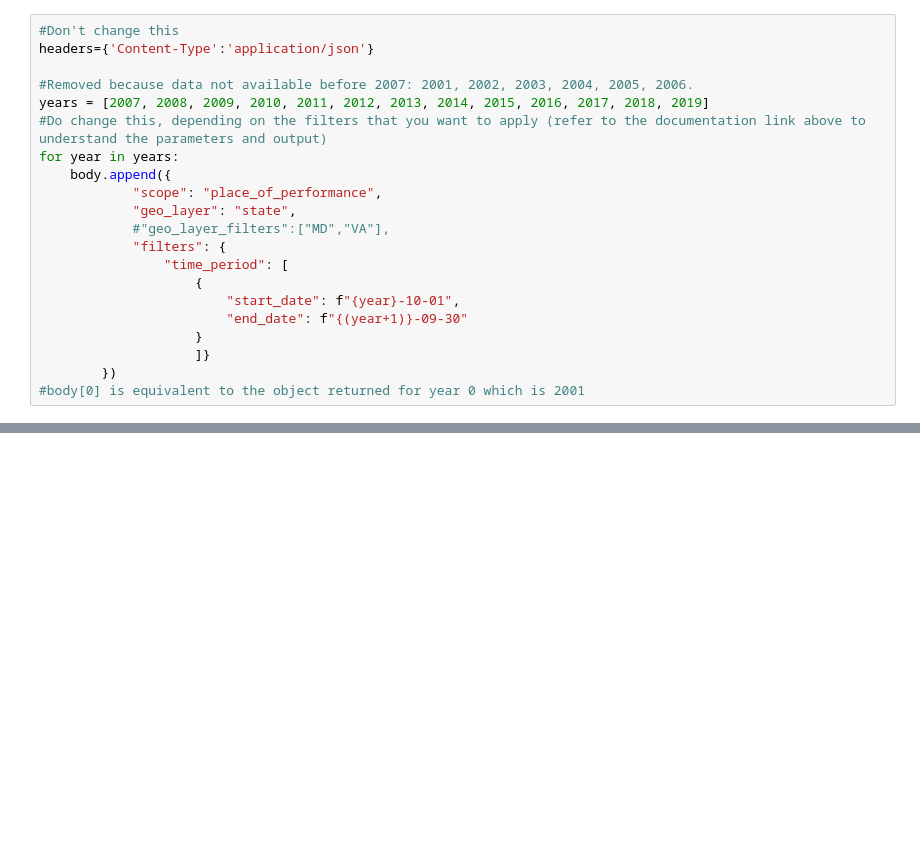
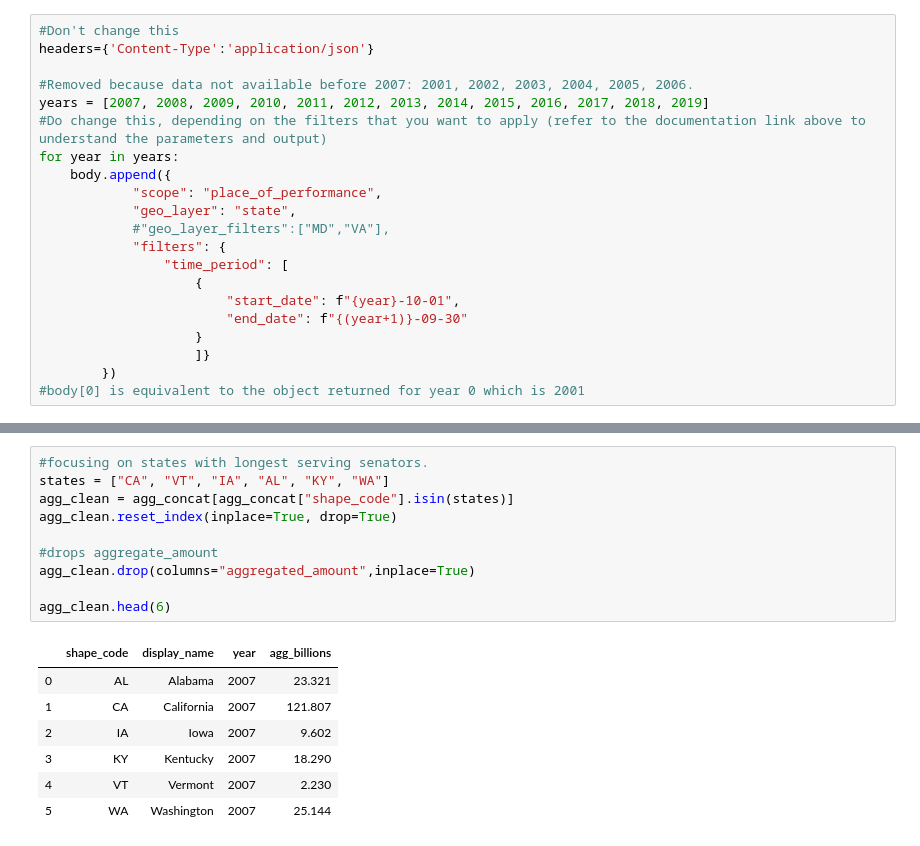
Before and after one commit to lukelukens/list_of_dicts, a Jupyter notebook: Spending_API.ipynb, the cells around one changed output, grey strips where cells are left out. Saved outputs shown, nothing was run; the diff lists cells and outputs as text; blank space fills up the shorter version.

```diff
--- a/Spending_API.ipynb
+++ b/Spending_API.ipynb
@@ -121,0 +115,18 @@ df.loc[df['column_name'] == some_value]
+# %%
+#focusing on states with longest serving senators.
+states = ["CA", "VT", "IA", "AL", "KY", "WA"]
+agg_clean = agg_concat[agg_concat["shape_code"].isin(states)]
+agg_clean.reset_index(inplace=True, drop=True)
+
+#drops aggregate_amount
+agg_clean.drop(columns="aggregated_amount",inplace=True)
+
+agg_clean.head(6)
+# %% [output]
+|  | shape_code | display_name | year | agg_billions |
+| 0 | AL | Alabama | 2007 | 23.321 |
+| 1 | CA | California | 2007 | 121.807 |
+| 2 | IA | Iowa | 2007 | 9.602 |
+| 3 | KY | Kentucky | 2007 | 18.290 |
+| 4 | VT | Vermont | 2007 | 2.230 |
+| 5 | WA | Washington | 2007 | 25.144 |
```
Also changed, not shown: parts of 8 cells of this notebook.
